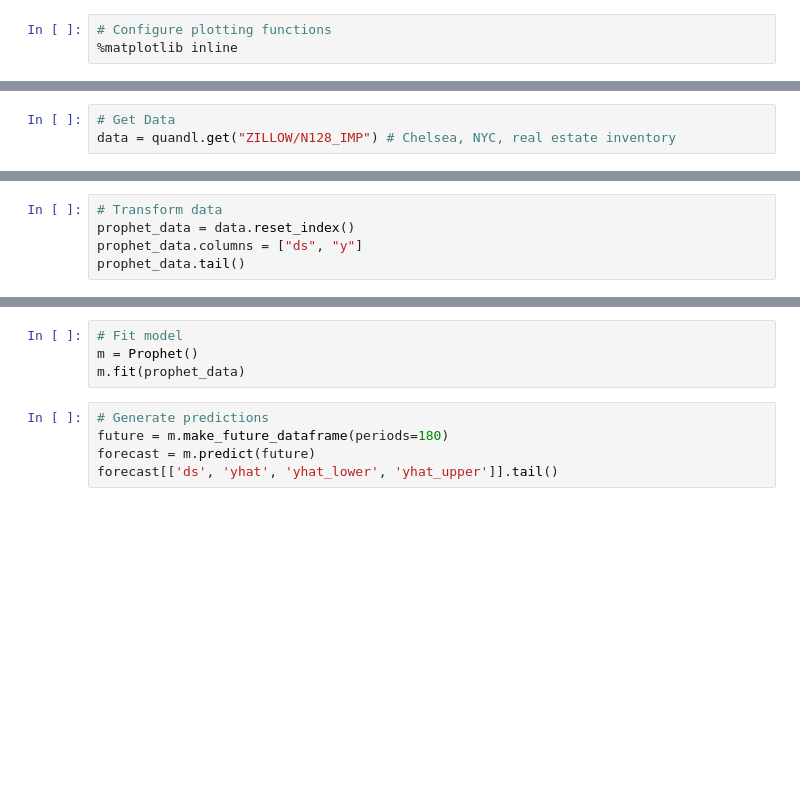
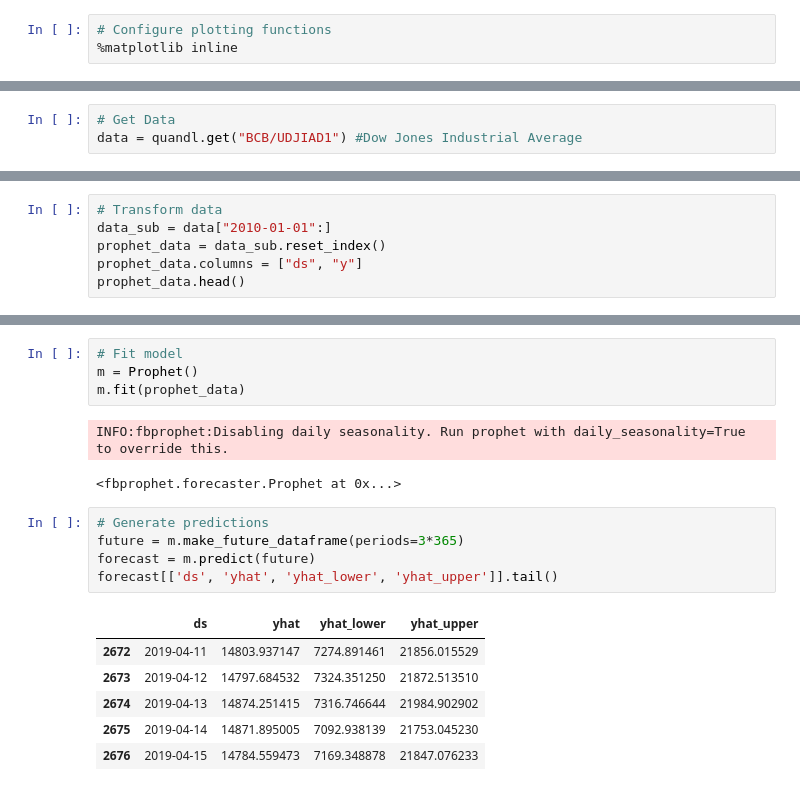
Before and after one commit to DecodedCo/quandl-python-demo, a Jupyter notebook: quandl-api-demo-v-1-3.ipynb, the cells around one changed output, grey strips where cells are left out. Cells and saved outputs as stored; diff of their text form; blank space fills up the shorter version.

```diff
--- a/quandl-api-demo-v-1-3.ipynb
+++ b/quandl-api-demo-v-1-3.ipynb
@@ -12,6 +14,6 @@ quandl.ApiConfig.api_key = "Byjzu4U8rmR1iEhZnp7V"
 # %%
 # Get Data
-data = quandl.get("ZILLOW/N128_IMP") # Chelsea, NYC, real estate inventory
+data = quandl.get("BCB/UDJIAD1") #Dow Jones Industrial Average
 # %%
 # Examine data
 data.tail()
@@ -21,5 +34,6 @@ data.plot()
 # %%
 # Transform data
-prophet_data = data.reset_index()
+data_sub = data["2010-01-01":]
+prophet_data = data_sub.reset_index()
 prophet_data.columns = ["ds", "y"]
-prophet_data.tail()
+prophet_data.head()
@@ -27,11 +48,21 @@ prophet_data.tail()
 # Fit model
 m = Prophet()
 m.fit(prophet_data)
+# %% [output]
+INFO:fbprophet:Disabling daily seasonality. Run prophet with daily_seasonality=True to override this.
+<fbprophet.forecaster.Prophet at 0x...>
 # %%
 # Generate predictions
-future = m.make_future_dataframe(periods=180)
+future = m.make_future_dataframe(periods=3*365)
 forecast = m.predict(future)
 forecast[['ds', 'yhat', 'yhat_lower', 'yhat_upper']].tail()
+# %% [output]
+|  | ds | yhat | yhat_lower | yhat_upper |
+| 2672 | 2019-04-11 | 14803.937147 | 7274.891461 | 21856.015529 |
+| 2673 | 2019-04-12 | 14797.684532 | 7324.351250 | 21872.513510 |
+| 2674 | 2019-04-13 | 14874.251415 | 7316.746644 | 21984.902902 |
+| 2675 | 2019-04-14 | 14871.895005 | 7092.938139 | 21753.045230 |
+| 2676 | 2019-04-15 | 14784.559473 | 7169.348878 | 21847.076233 |
 # %%
 # Plot result
 fig1 = m.plot(forecast)
```
Also changed, not shown: parts of 5 cells of this notebook.
